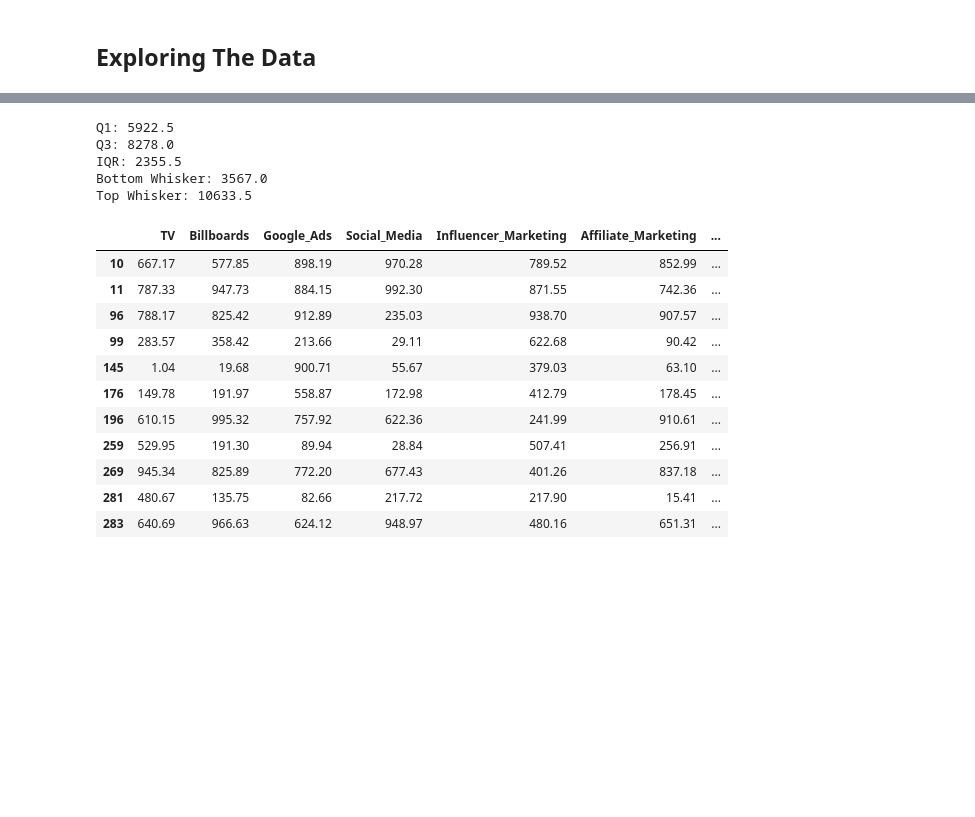
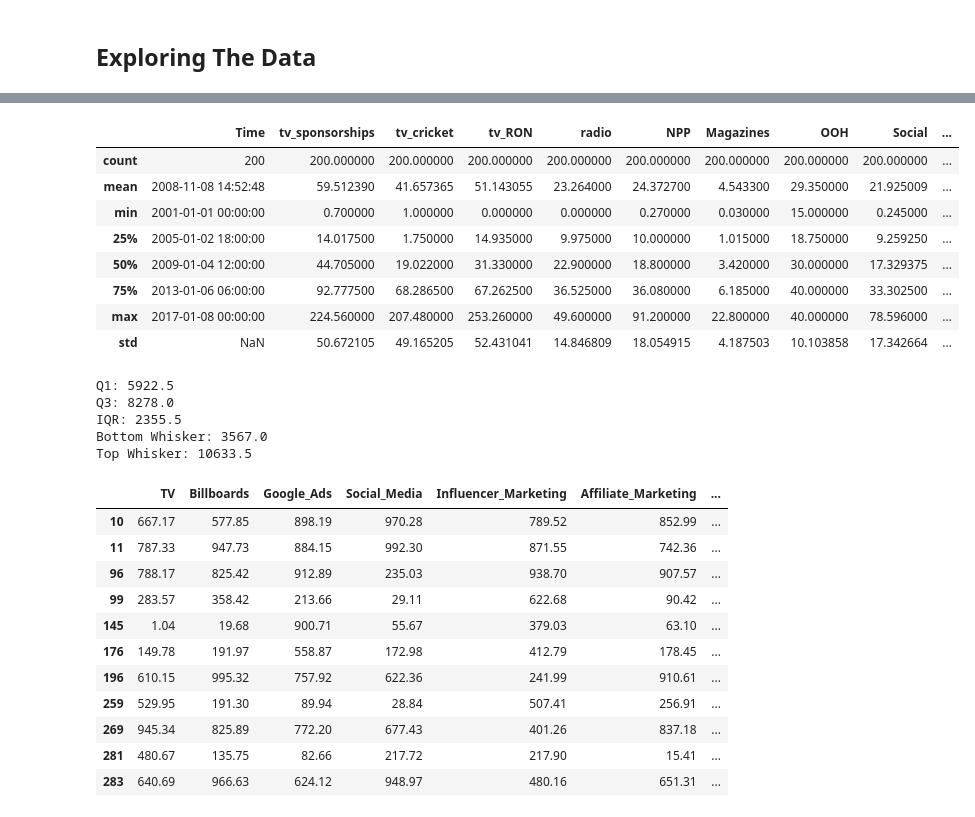
Before and after one commit to helios1014/marketing_mix_modeling, a Jupyter notebook: mmm.ipynb, the cells around one changed output, grey strips where cells are left out. Saved outputs shown, nothing was run; the diff lists cells and outputs as text; code cells hidden in the pictures; blank space fills up the shorter version.

```diff
--- a/mmm.ipynb
+++ b/mmm.ipynb
@@ -65,3 +82,15 @@ raw_df.plot.box(figsize=(15, 15))
+# %%
+raw_df.describe()
+# %% [output]
+|  | Time | tv_sponsorships | tv_cricket | tv_RON | radio | NPP | Magazines | OOH | Social | ... |
+| count | 200 | 200.000000 | 200.000000 | 200.000000 | 200.000000 | 200.000000 | 200.000000 | 200.000000 | 200.000000 | ... |
+| mean | 2008-11-08 14:52:48 | 59.512390 | 41.657365 | 51.143055 | 23.264000 | 24.372700 | 4.543300 | 29.350000 | 21.925009 | ... |
+| min | 2001-01-01 00:00:00 | 0.700000 | 1.000000 | 0.000000 | 0.000000 | 0.270000 | 0.030000 | 15.000000 | 0.245000 | ... |
+| 25% | 2005-01-02 18:00:00 | 14.017500 | 1.750000 | 14.935000 | 9.975000 | 10.000000 | 1.015000 | 18.750000 | 9.259250 | ... |
+| 50% | 2009-01-04 12:00:00 | 44.705000 | 19.022000 | 31.330000 | 22.900000 | 18.800000 | 3.420000 | 30.000000 | 17.329375 | ... |
+| 75% | 2013-01-06 06:00:00 | 92.777500 | 68.286500 | 67.262500 | 36.525000 | 36.080000 | 6.185000 | 40.000000 | 33.302500 | ... |
+| max | 2017-01-08 00:00:00 | 224.560000 | 207.480000 | 253.260000 | 49.600000 | 91.200000 | 22.800000 | 40.000000 | 78.596000 | ... |
+| std | NaN | 50.672105 | 49.165205 | 52.431041 | 14.846809 | 18.054915 | 4.187503 | 10.103858 | 17.342664 | ... |
 # %%
 Q1 = raw_df.Product_Sold.quantile(.25)
 Q3 = raw_df.Product_Sold.quantile(.75)
```
Also changed, not shown: parts of 12 cells of this notebook.
